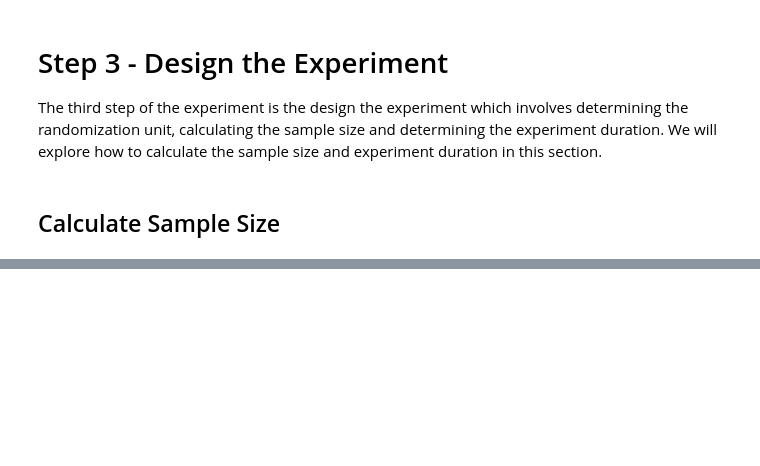
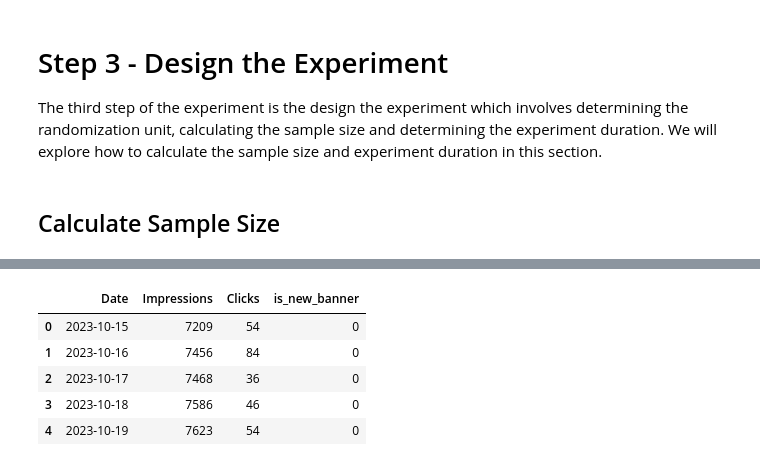
Before and after one commit to aakhterov/ML_algorithms_from_scratch, a Jupyter notebook: A_B_testing_practice.ipynb, the cells around one changed output, grey strips where cells are left out. Cells and saved outputs as stored; diff of their text form; code cells hidden in the pictures; blank space fills up the shorter version.

```diff
--- a/A_B_testing_practice.ipynb
+++ b/A_B_testing_practice.ipynb
@@ -107,0 +122,12 @@ norm.ppf(1-alpha/2), norm.ppf(power)
+# %%
+# Load data that was obtained after 7-days test
+df_after = pd.read_csv("/content/drive/MyDrive/Colab Notebooks/Data/a_b_after_test_ctr.csv")
+df_after['Date'] = pd.to_datetime(df_after['Date'], format='%d.%m.%y')
+df_after.head()
+# %% [output]
+|  | Date | Impressions | Clicks | is_new_banner |
+| 0 | 2023-10-15 | 7209 | 54 | 0 |
+| 1 | 2023-10-16 | 7456 | 84 | 0 |
+| 2 | 2023-10-17 | 7468 | 36 | 0 |
+| 3 | 2023-10-18 | 7586 | 46 | 0 |
+| 4 | 2023-10-19 | 7623 | 54 | 0 |
```
Also changed, not shown: parts of 21 cells of this notebook.
